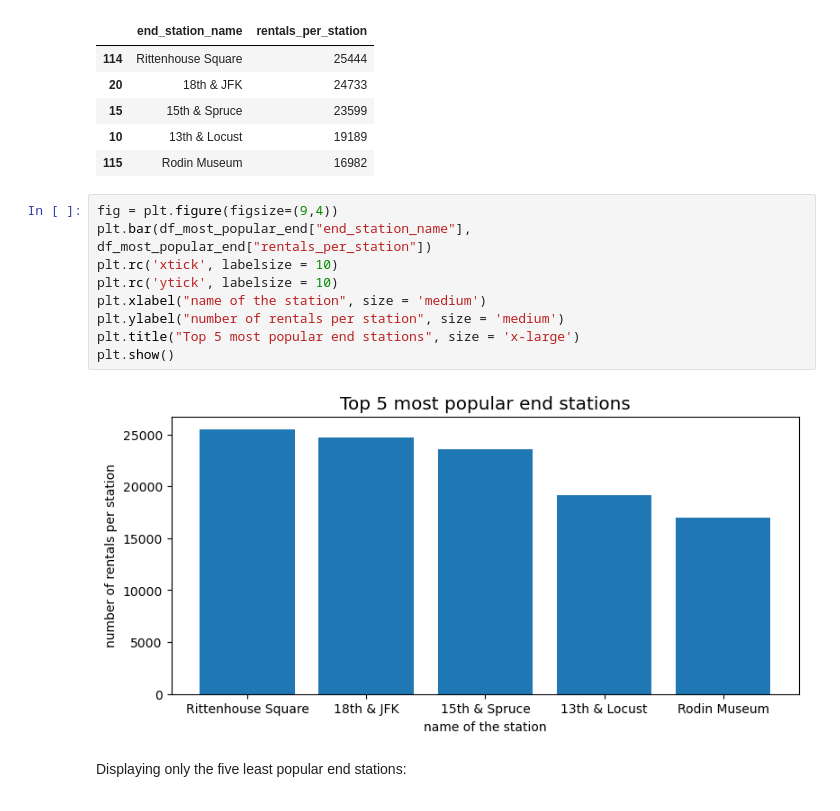
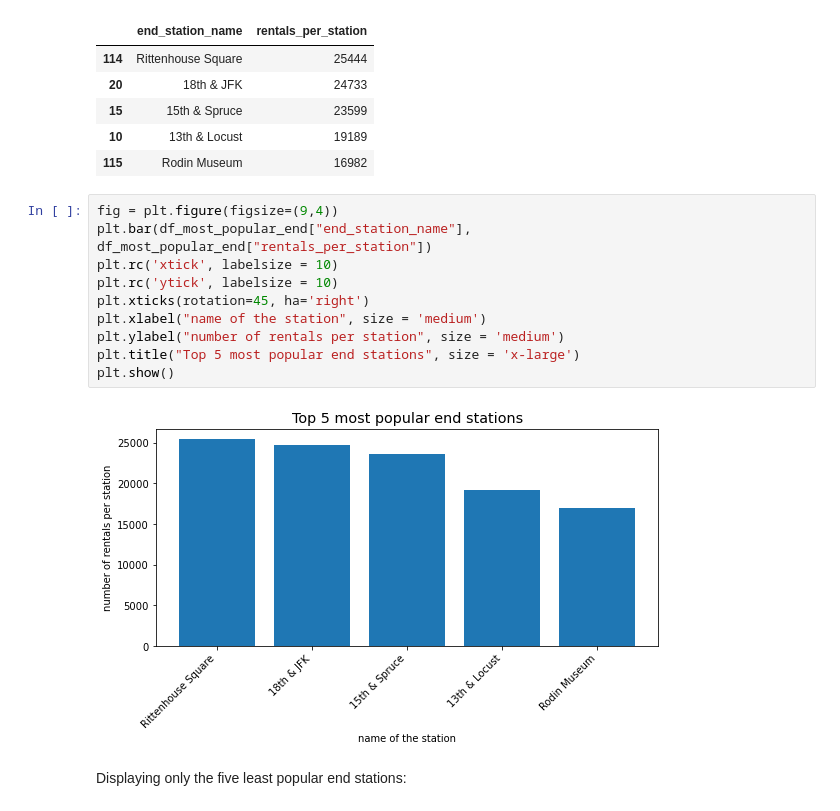
Before and after one commit to yassinehammou27/intentionally_blank, a Jupyter notebook: Team Assignment - Intentionally Blank.ipynb, the cells around one changed output. Cells and saved outputs as stored; diff of their text form.

```diff
--- a/Team Assignment - Intentionally Blank.ipynb
+++ b/Team Assignment - Intentionally Blank.ipynb
@@ -770,14 +772,15 @@ df_most_popular_end
 # %%
 fig = plt.figure(figsize=(9,4))
 plt.bar(df_most_popular_end["end_station_name"], df_most_popular_end["rentals_per_station"])
 plt.rc('xtick', labelsize = 10)
 plt.rc('ytick', labelsize = 10)
+plt.xticks(rotation=45, ha='right')
 plt.xlabel("name of the station", size = 'medium')
 plt.ylabel("number of rentals per station", size = 'medium')
 plt.title("Top 5 most popular end stations", size = 'x-large')
 plt.show()
 # %% [output]
-[figure, old version]
+[figure, new version]
 # %% [markdown]
 Displaying only the five least popular end stations:
 # %%
```
Also changed, not shown: parts of 11 cells of this notebook.
